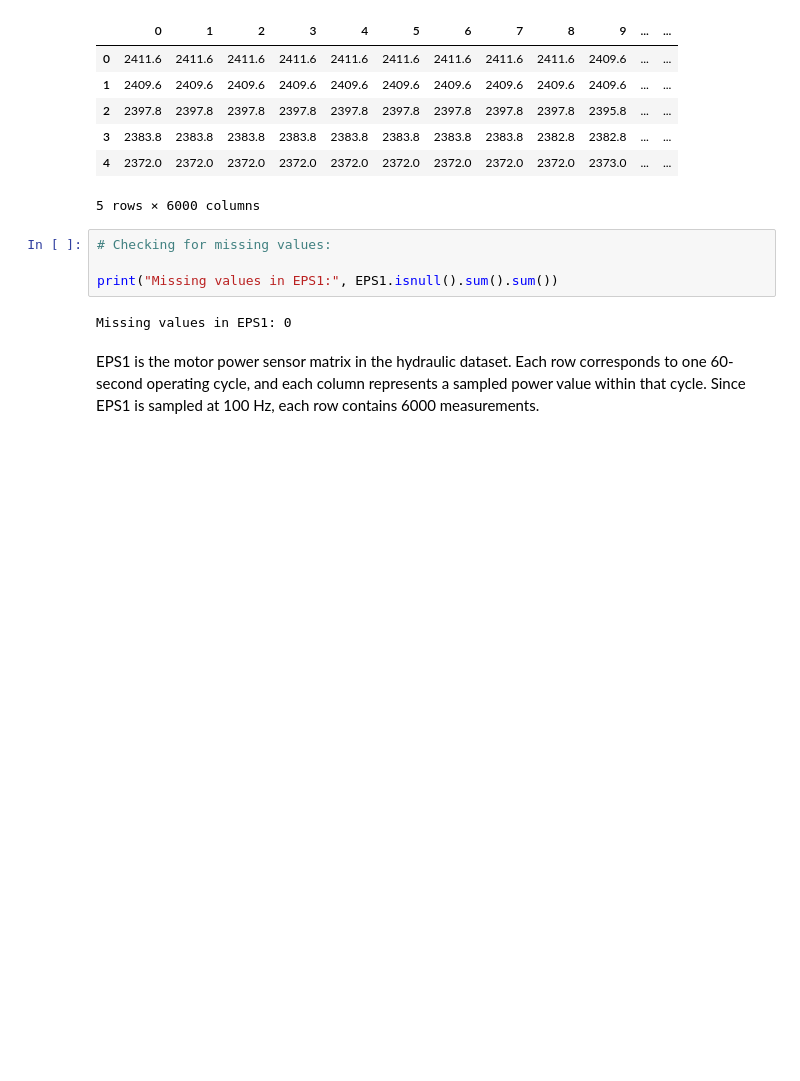
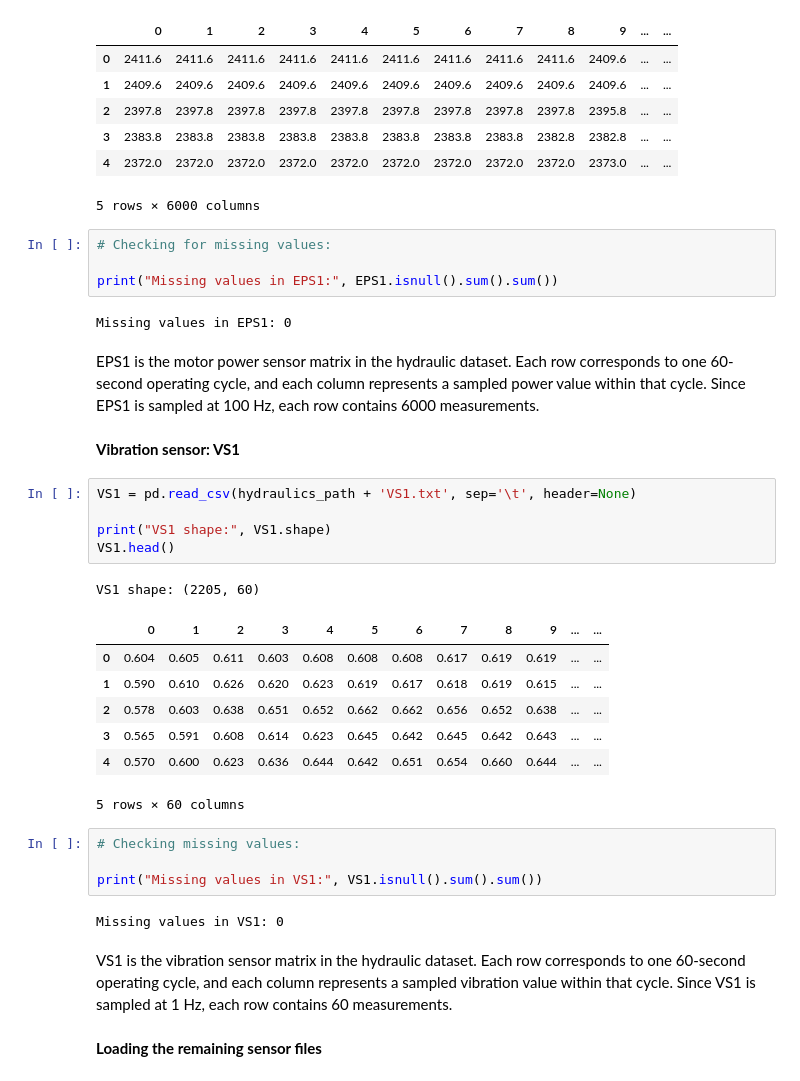
Before and after one commit to Vanya2307/Predictive-Maintenance-Fluid-Systems, a Jupyter notebook: notebooks/01_data_loading_and_cleaning.ipynb, the cells around one changed output. Cells and saved outputs as stored; diff of their text form; blank space fills up the shorter version.

```diff
--- a/notebooks/01_data_loading_and_cleaning.ipynb
+++ b/notebooks/01_data_loading_and_cleaning.ipynb
@@ -398,3 +398,29 @@ print("Missing values in EPS1:", EPS1.isnull().sum().sum())
 Missing values in EPS1: 0
 # %% [markdown]
 EPS1 is the motor power sensor matrix in the hydraulic dataset. Each row corresponds to one 60-second operating cycle, and each column represents a sampled power value within that cycle. Since EPS1 is sampled at 100 Hz, each row contains 6000 measurements.
+# %% [markdown]
+**Vibration sensor: VS1**
+# %%
+VS1 = pd.read_csv(hydraulics_path + 'VS1.txt', sep='\t', header=None)
+
+print("VS1 shape:", VS1.shape)
+VS1.head()
+# %% [output]
+VS1 shape: (2205, 60)
+|  | 0 | 1 | 2 | 3 | 4 | 5 | 6 | 7 | 8 | 9 | ... | ... |
+| 0 | 0.604 | 0.605 | 0.611 | 0.603 | 0.608 | 0.608 | 0.608 | 0.617 | 0.619 | 0.619 | ... | ... |
+| 1 | 0.590 | 0.610 | 0.626 | 0.620 | 0.623 | 0.619 | 0.617 | 0.618 | 0.619 | 0.615 | ... | ... |
+| 2 | 0.578 | 0.603 | 0.638 | 0.651 | 0.652 | 0.662 | 0.662 | 0.656 | 0.652 | 0.638 | ... | ... |
+| 3 | 0.565 | 0.591 | 0.608 | 0.614 | 0.623 | 0.645 | 0.642 | 0.645 | 0.642 | 0.643 | ... | ... |
+| 4 | 0.570 | 0.600 | 0.623 | 0.636 | 0.644 | 0.642 | 0.651 | 0.654 | 0.660 | 0.644 | ... | ... |
+5 rows × 60 columns
+# %%
+# Checking missing values:
+
+print("Missing values in VS1:", VS1.isnull().sum().sum())
+# %% [output]
+Missing values in VS1: 0
+# %% [markdown]
+VS1 is the vibration sensor matrix in the hydraulic dataset. Each row corresponds to one 60-second operating cycle, and each column represents a sampled vibration value within that cycle. Since VS1 is sampled at 1 Hz, each row contains 60 measurements.
+# %% [markdown]
+**Loading the remaining sensor files**
```
Also changed, not shown: parts of 8 cells of this notebook.
